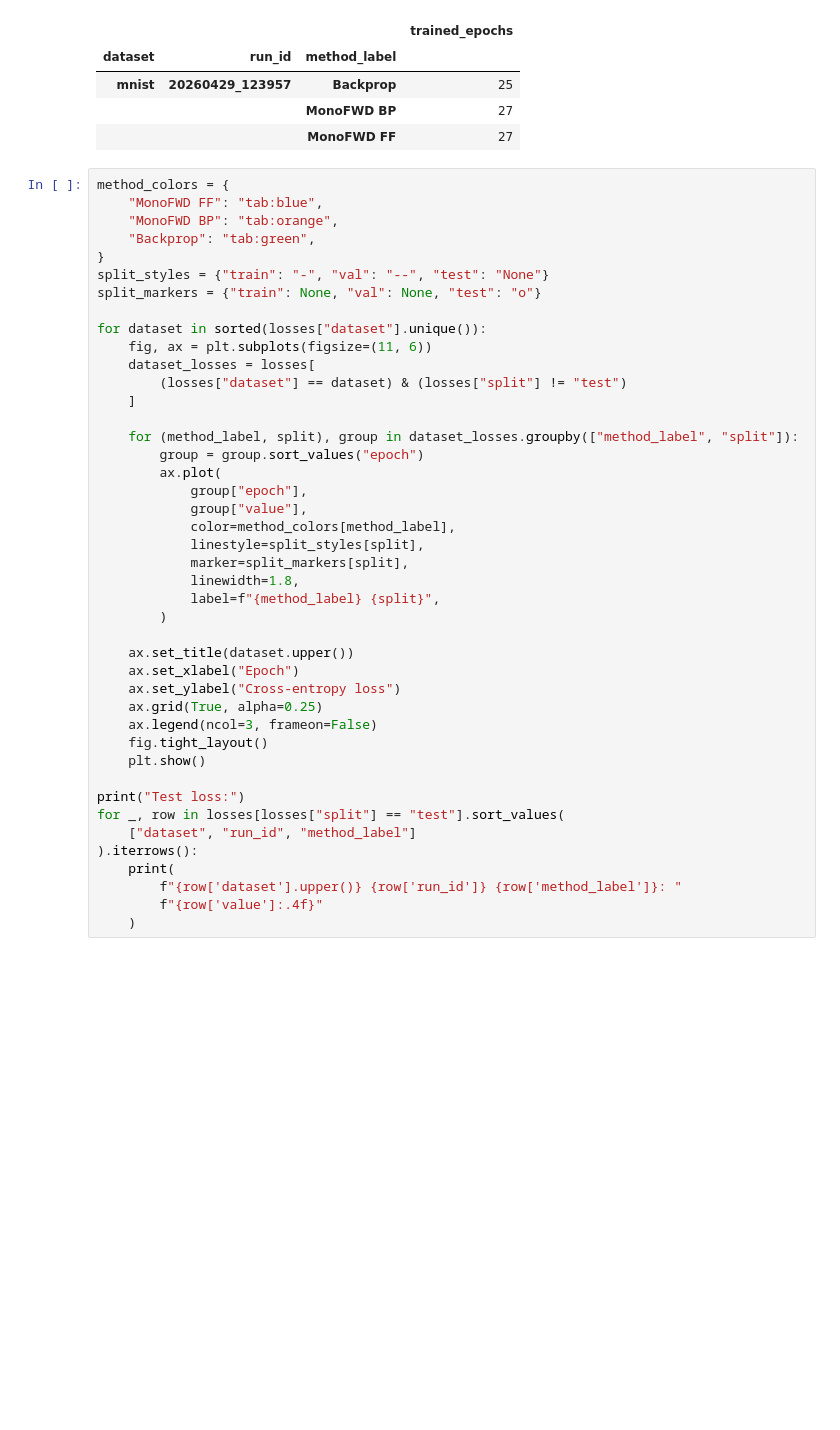
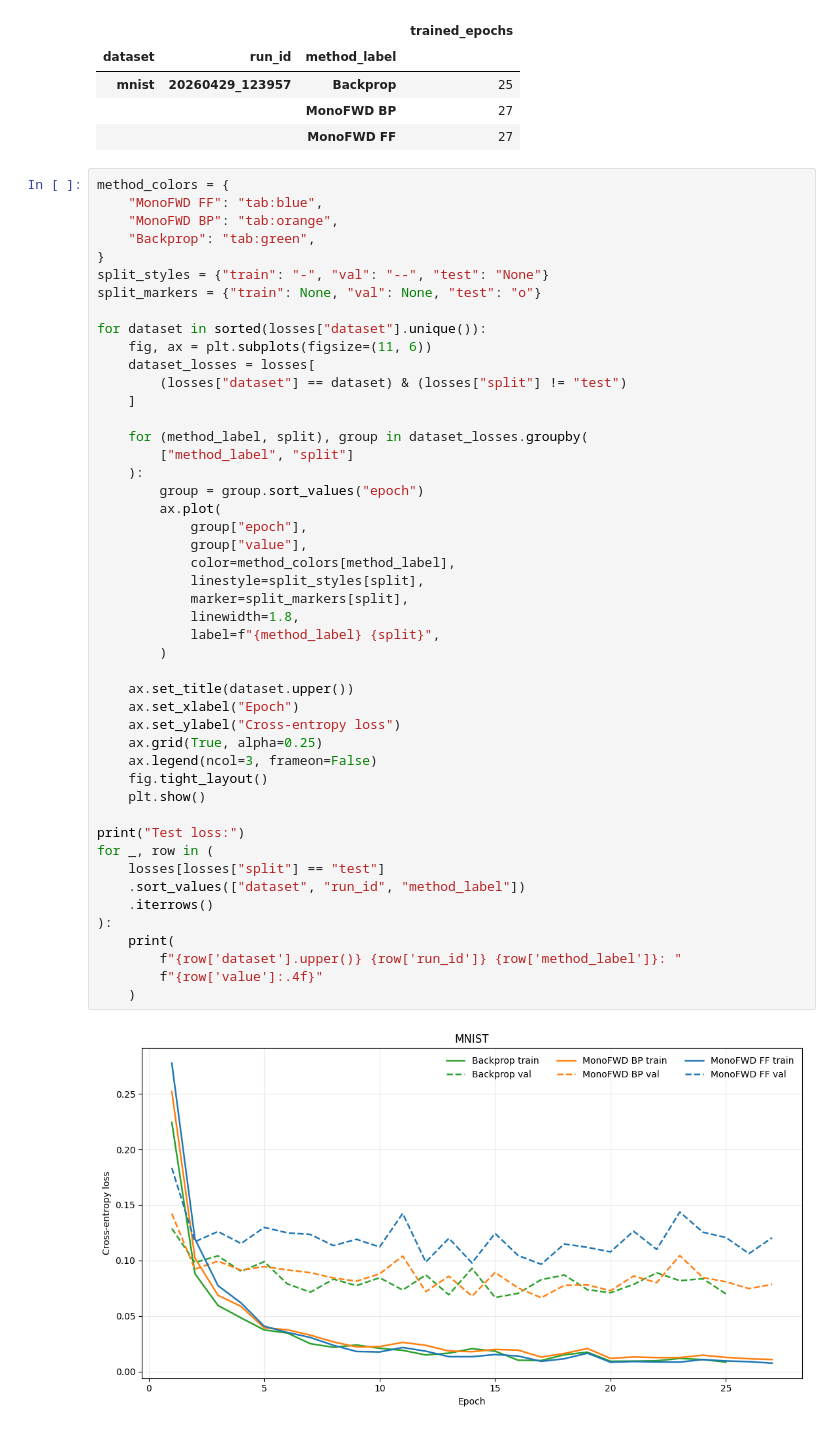
Before and after one commit to gorpeliates/ad-free-monofwd, a Jupyter notebook: mlps_report.ipynb, the cells around one changed output. Cells and saved outputs as stored; diff of their text form; blank space fills up the shorter version.

```diff
--- a/mlps_report.ipynb
+++ b/mlps_report.ipynb
@@ -113,34 +113,40 @@ split_markers = {"train": None, "val": None, "test": "o"}
 for dataset in sorted(losses["dataset"].unique()):
     fig, ax = plt.subplots(figsize=(11, 6))
     dataset_losses = losses[
         (losses["dataset"] == dataset) & (losses["split"] != "test")
     ]
 
-    for (method_label, split), group in dataset_losses.groupby(["method_label", "split"]):
+    for (method_label, split), group in dataset_losses.groupby(
+        ["method_label", "split"]
+    ):
         group = group.sort_values("epoch")
         ax.plot(
             group["epoch"],
             group["value"],
             color=method_colors[method_label],
             linestyle=split_styles[split],
             marker=split_markers[split],
             linewidth=1.8,
             label=f"{method_label} {split}",
         )
 
     ax.set_title(dataset.upper())
     ax.set_xlabel("Epoch")
     ax.set_ylabel("Cross-entropy loss")
     ax.grid(True, alpha=0.25)
     ax.legend(ncol=3, frameon=False)
     fig.tight_layout()
     plt.show()
 
 print("Test loss:")
-for _, row in losses[losses["split"] == "test"].sort_values(
-    ["dataset", "run_id", "method_label"]
-).iterrows():
+for _, row in (
+    losses[losses["split"] == "test"]
+    .sort_values(["dataset", "run_id", "method_label"])
+    .iterrows()
+):
     print(
         f"{row['dataset'].upper()} {row['run_id']} {row['method_label']}: "
         f"{row['value']:.4f}"
     )
+# %% [output]
+[figure, added]
```
Also changed, not shown: parts of 2 cells of this notebook, 8 other files.
